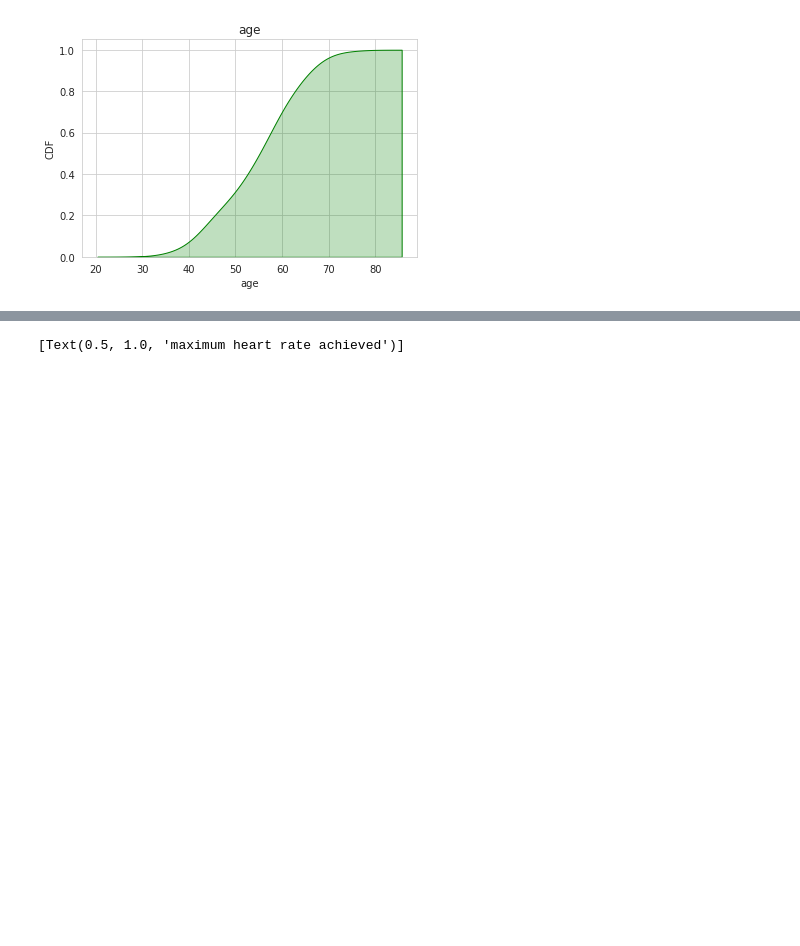
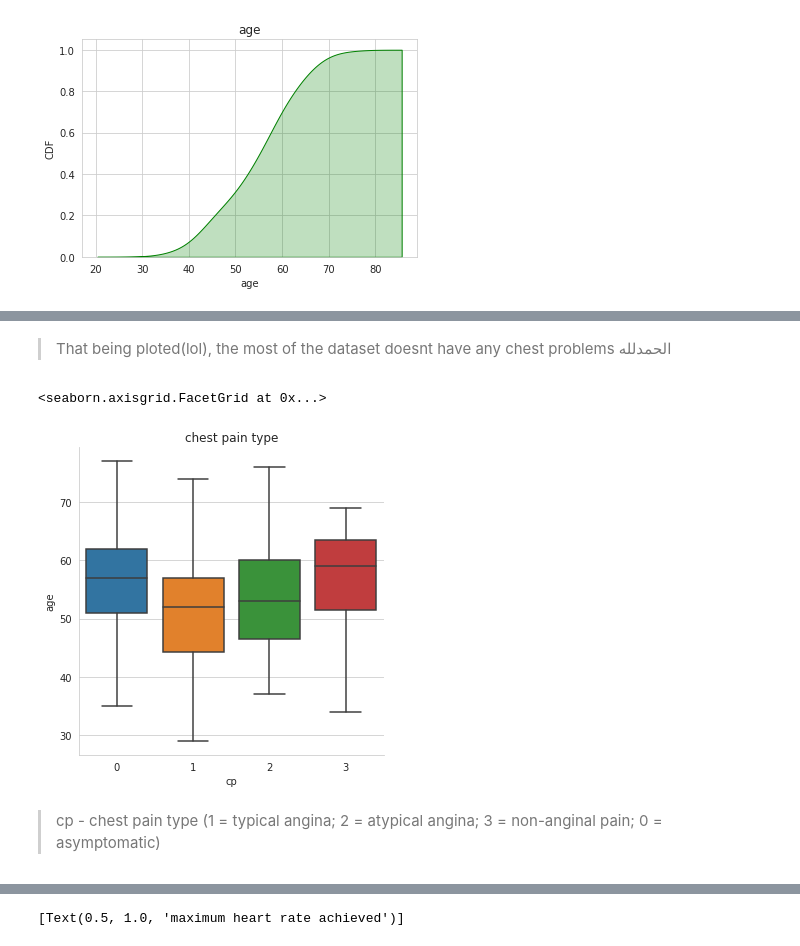
Before and after one commit to MariamZayed/Exploratory-Data-Analysis-EDA, a Jupyter notebook: EDA-Heart-Attack.ipynb, the cells around one changed output, grey strips where cells are left out. Saved outputs shown, nothing was run; the diff lists cells and outputs as text; code cells hidden in the pictures; blank space fills up the shorter version.

```diff
--- a/EDA-Heart-Attack.ipynb
+++ b/EDA-Heart-Attack.ipynb
@@ -320,0 +194,9 @@ Okay then, we can observe that most of our dataset is arranging from 50 to 60 ye
+# %% [markdown]
+> That being ploted(lol), the most of the dataset doesnt have any chest problems الحمدلله
+# %%
+sns.catplot(x='cp', y='age' ,kind='box' ,data=df).set(title="chest pain type")
+# %% [output]
+<seaborn.axisgrid.FacetGrid at 0x...>
+[figure, added]
+# %% [markdown]
+> cp - chest pain type (1 = typical angina; 2 = atypical angina; 3 = non-anginal pain; 0 = asymptomatic)
```
Also changed, not shown: parts of 41 cells of this notebook.
